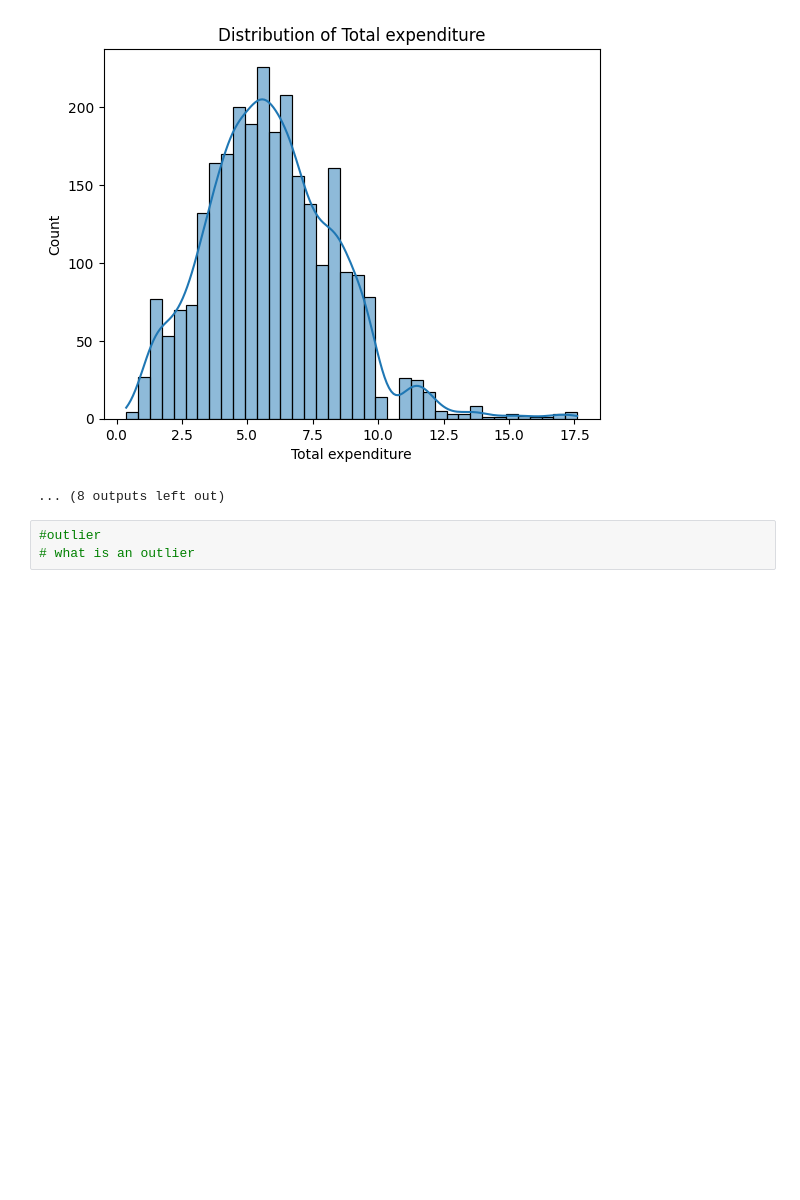
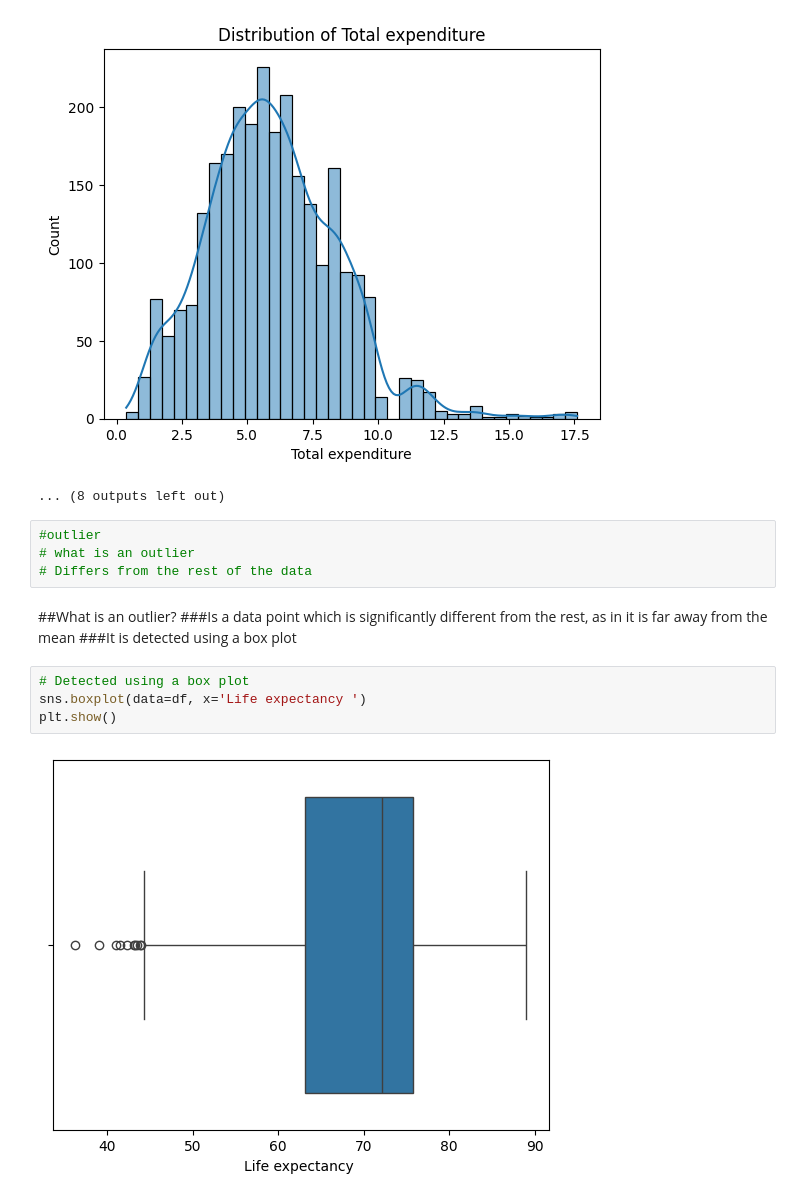
Before and after one commit to Festuskipkoech/Festus_data-science, a Jupyter notebook: DataPreprocessing.ipynb, the cells around one changed output. Drawn from its saved outputs; the diff is of its cells as text; blank space fills up the shorter version.

```diff
--- a/DataPreprocessing.ipynb
+++ b/DataPreprocessing.ipynb
@@ -223,3 +223,14 @@ for index in df.select_dtypes(include = 'number').columns:
 # %%
 #outlier
 # what is an outlier
+# Differs from the rest of the data
+# %% [markdown]
+##What is an outlier?
+###Is a data point which is significantly different from the rest, as in it is far away from the mean
+###It is detected using a box plot
+# %%
+# Detected using a box plot
+sns.boxplot(data=df, x='Life expectancy ')
+plt.show()
+# %% [output]
+[figure, added]
```
Also changed, not shown: parts of 16 cells of this notebook.
